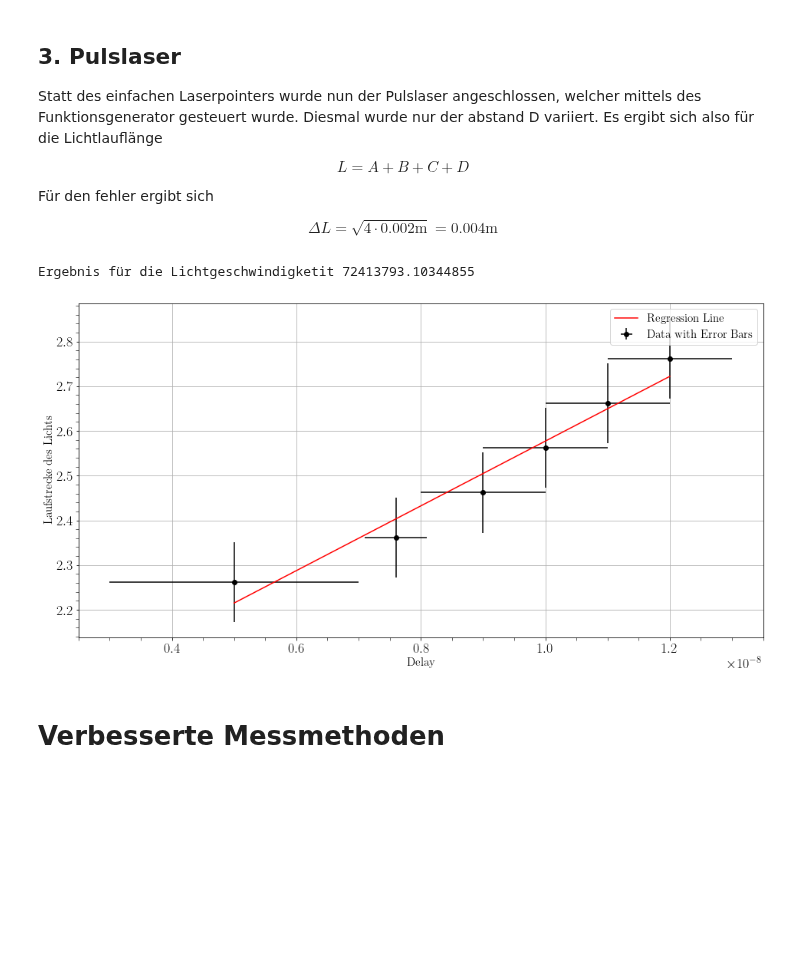
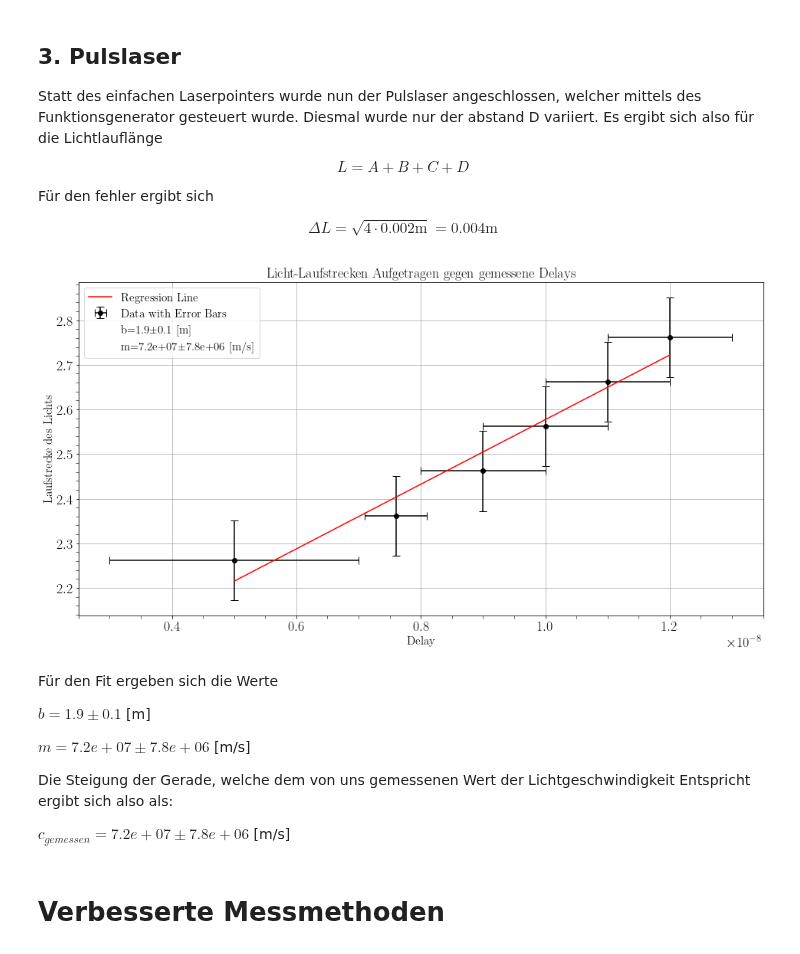
Before and after one commit to MayerPablo/FP, a Jupyter notebook: Lichtlaufzeiten/Lichtlaufzeiten.ipynb, the cells around one changed output. Drawn from its saved outputs; the diff is of its cells as text; code cells hidden in the pictures; blank space fills up the shorter version.

```diff
--- a/Lichtlaufzeiten/Lichtlaufzeiten.ipynb
+++ b/Lichtlaufzeiten/Lichtlaufzeiten.ipynb
@@ -430,31 +464,55 @@ MessungDelay3Err = np.array([1,1,1,1,0.5,2]) * 10**-9
 # %%
 # Daten Plotten mit Errorbars
 
+#Bestimmung der Fitparameter
 bTeil3 = bestB(MessungDelay3,LichtLaufstrecke3)
 mTeil3 = bestM(MessungDelay3,LichtLaufstrecke3)
+
+#Bestimmung von Fehler auf Fit parameter
+bTeil3Err = stuB(MessungDelay3,LichtLaufstrecke3)
+mTeil3Err = stuM(MessungDelay3,LichtLaufstrecke3)
 
 # Plotgröße anpassen
 plt.figure(figsize=(16, 8))
 
 # Datenpunkte einzeichnen
-plt.errorbar(MessungDelay3, LichtLaufstrecke3, yerr=LichtLaufstrecke3Err, xerr=MessungDelay3Err,
+plt.errorbar(MessungDelay3, LichtLaufstrecke3, yerr=LichtLaufstrecke3Err, xerr=MessungDelay3Err, capsize=5,
              fmt='o', label='Data with Error Bars', color='black')
 
 # Ausgleichsgerade einzeichnen
 plt.plot(MessungDelay3, mTeil3 * MessungDelay3 + bTeil3, color='red', label='Regression Line')
 
-#Ausgabe des Eregebnisses für die Lichtgeschwindigkeit
-print("Ergebnis für die Lichtgeschwindigketit",mTeil3)
+#b pm und m pm in die Legende einfügen
+plt.errorbar(0.9*10**-8,2.6,markersize='0',label = "b=1.9±0.1 [m] ", color="white")
+plt.errorbar(0.9*10**-8,2.6,markersize='0',label = "m=7.2e+07±7.8e+06 [m/s]", color="white")
 
 # Achsenbeschriftungen
 plt.xlabel('Delay ')
 plt.ylabel('Laufstrecke des Lichts')
+plt.title("Licht-Laufstrecken Aufgetragen gegen gemessene Delays")
 
 plt.legend()
 plt.show()
+
+# Ausgabe des Hz-Werts für den Minimalpunkt
+md(f"""Für den Fit ergeben sich die Werte \n
+$b = {bTeil3:.1f} \pm {bTeil3Err:.1f}$ [m] \n
+$m = {mTeil3:.1e} \pm {mTeil3Err:.1e}$ [m/s] \n
+Die Steigung der Gerade, welche dem von uns gemessenen Wert der Lichtgeschwindigkeit Entspricht
+ergibt sich also als: \n
+$c_{{gemessen}} = {mTeil3:.1e} \pm {mTeil3Err:.1e}$ [m/s]""")
 # %% [output]
-Ergebnis für die Lichtgeschwindigketit 72413793.10344855
-[figure, old version]
+[figure, new version]
+Für den Fit ergeben sich die Werte
+
+$b = 1.9 \pm 0.1$ [m]
+
+$m = 7.2e+07 \pm 7.8e+06$ [m/s]
+
+Die Steigung der Gerade, welche dem von uns gemessenen Wert der Lichtgeschwindigkeit Entspricht
+ergibt sich also als:
+
+$c_{gemessen} = 7.2e+07 \pm 7.8e+06$ [m/s]
 # %% [markdown]
 # Verbesserte Messmethoden
 # %%
```
Also changed, not shown: parts of 4 cells of this notebook.
